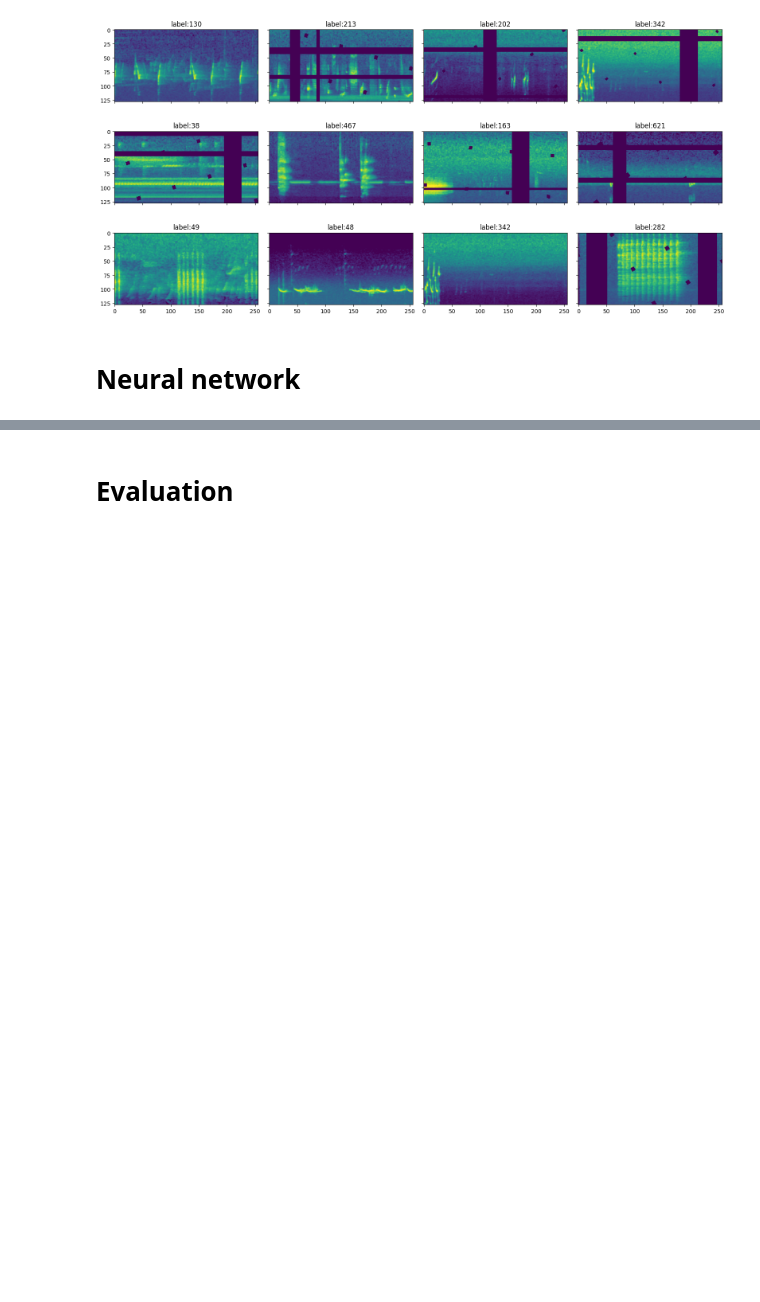
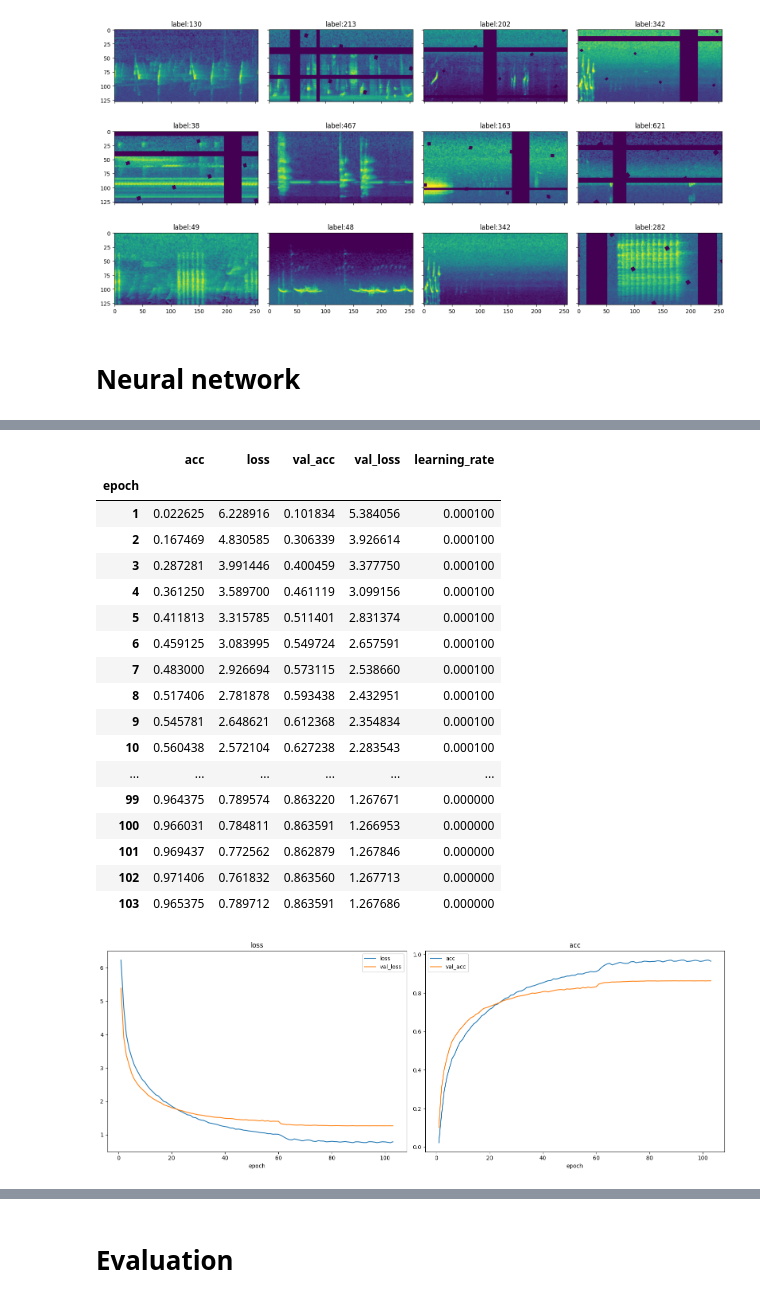
Before and after one commit to camiloacp/The-Evolutionary-Structure-of-Acoustic-Learnability-A-Deep-Learning-Approach-to-Neotropical-Birdsong, a Jupyter notebook: notebooks/08_resnet_v2_152.ipynb, the cells around one changed output, grey strips where cells are left out. Drawn from its saved outputs; the diff is of its cells as text; code cells hidden in the pictures; blank space fills up the shorter version.

```diff
--- a/notebooks/08_resnet_v2_152.ipynb
+++ b/notebooks/08_resnet_v2_152.ipynb
@@ -530,0 +127,12 @@ dev_model.evaluate(dev_ds.take(1), return_dict=True)
+# %%
+model_name = "ResNet152V2"
+model = ModelTrainer(
+    model_name=model_name,
+    img_shape=(128, 256, 1),
+    n_classes=667,
+    dropout_rate=0.2,
+    label_smoothing=0.1,
+    weights="imagenet" ,
+    model_dir="/content/drive/MyDrive/model/weights_{model_name}.weights.h5",
+    fine_tune_layers=200
+)
@@ -530,0 +149,8 @@ dev_model.evaluate(dev_ds.take(1), return_dict=True)
+# %%
+%%time
+model, history = model.train(
+    train_dataset=train_ds,
+    val_dataset=val_ds,
+    learning_rate=1e-4,
+    epochs=80
+)
@@ -531,53 +175,36 @@ dev_model.evaluate(dev_ds.take(1), return_dict=True)
 # %%
-def get_callbacks(filepath):
-    """Get callbacks"""
-    cbs = [
-        callbacks.ModelCheckpoint(
-            filepath=filepath,
-            monitor=cfg.monitor,
-            mode=cfg.monitor_mode,
-            verbose=1,
-            save_best_only=True,
-            save_weights_only=True
-        ),
-        callbacks.EarlyStopping(
-            monitor=cfg.monitor,
-            mode=cfg.monitor_mode,
-            verbose=1,
-            patience=cfg.patience,
-            restore_best_weights=False,
-        ),
-        callbacks.ReduceLROnPlateau(
-            monitor='val_loss',
-            factor=0.1,
-            patience=3,
-            verbose=1,
-            mode='min',
-            min_lr=1e-7
-            )
-    ]
-    return cbs
-
-
 def show_history(history):
     """Show history"""
     history_frame = pd.DataFrame(history.history)
     history_frame.index = pd.RangeIndex(1, len(history_frame) + 1, name="epoch")
     display(history_frame.style\
         .highlight_min(color='lightgreen', subset=['val_loss'])\
         .highlight_max(color='lightgreen', subset=['val_acc'])
     )
     fig, ax = plt.subplots(1, 2, figsize=(16, 6))
     history_frame.loc[:, ['loss', 'val_loss']].plot(ax=ax[0], title='loss')
     history_frame.loc[:, ['acc', 'val_acc']].plot(ax=ax[1], title='acc')
     plt.tight_layout()
     plt.show()
 
-
-def compute_oof(model, valid_df):
-    """Compute OOF"""
-    valid_ds = create_validation_dataset(valid_df)
-    oof_pred = model.predict(valid_ds, verbose=False)
-    oof_pred = pd.DataFrame(tf.nn.sigmoid(oof_pred).numpy(), index=valid_df.index)
-    oof = pd.concat({"y_true": valid_df[cfg.label], "y_pred": oof_pred}, axis=1)
-    return oof
+show_history(history)
+# %% [output]
+|  | acc | loss | val_acc | val_loss | learning_rate |
+| epoch |  |  |  |  |  |
+| 1 | 0.022625 | 6.228916 | 0.101834 | 5.384056 | 0.000100 |
+| 2 | 0.167469 | 4.830585 | 0.306339 | 3.926614 | 0.000100 |
+| 3 | 0.287281 | 3.991446 | 0.400459 | 3.377750 | 0.000100 |
+| 4 | 0.361250 | 3.589700 | 0.461119 | 3.099156 | 0.000100 |
+| 5 | 0.411813 | 3.315785 | 0.511401 | 2.831374 | 0.000100 |
+| 6 | 0.459125 | 3.083995 | 0.549724 | 2.657591 | 0.000100 |
+| 7 | 0.483000 | 2.926694 | 0.573115 | 2.538660 | 0.000100 |
+| 8 | 0.517406 | 2.781878 | 0.593438 | 2.432951 | 0.000100 |
+| 9 | 0.545781 | 2.648621 | 0.612368 | 2.354834 | 0.000100 |
+| 10 | 0.560438 | 2.572104 | 0.627238 | 2.283543 | 0.000100 |
+| ... | ... | ... | ... | ... | ... |
+| 99 | 0.964375 | 0.789574 | 0.863220 | 1.267671 | 0.000000 |
+| 100 | 0.966031 | 0.784811 | 0.863591 | 1.266953 | 0.000000 |
+| 101 | 0.969437 | 0.772562 | 0.862879 | 1.267846 | 0.000000 |
+| 102 | 0.971406 | 0.761832 | 0.863560 | 1.267713 | 0.000000 |
+| 103 | 0.965375 | 0.789712 | 0.863591 | 1.267686 | 0.000000 |
+[figure, added]
```
Also changed, not shown: parts of 50 cells of this notebook, 5 other files.
